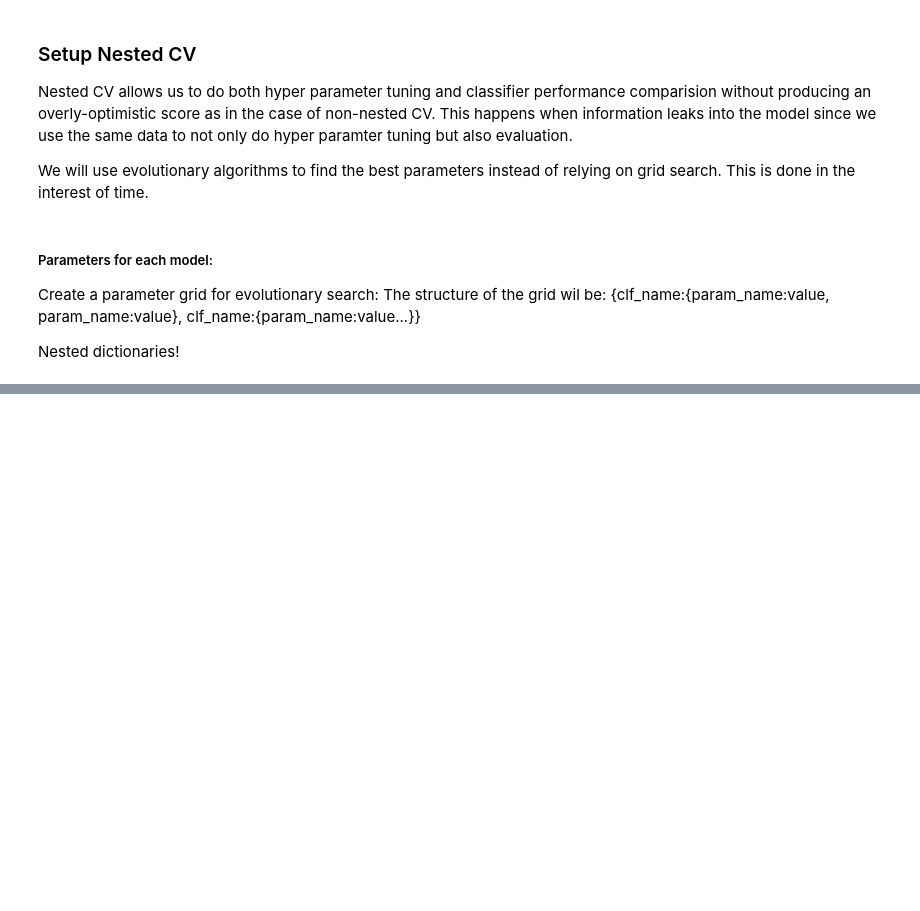
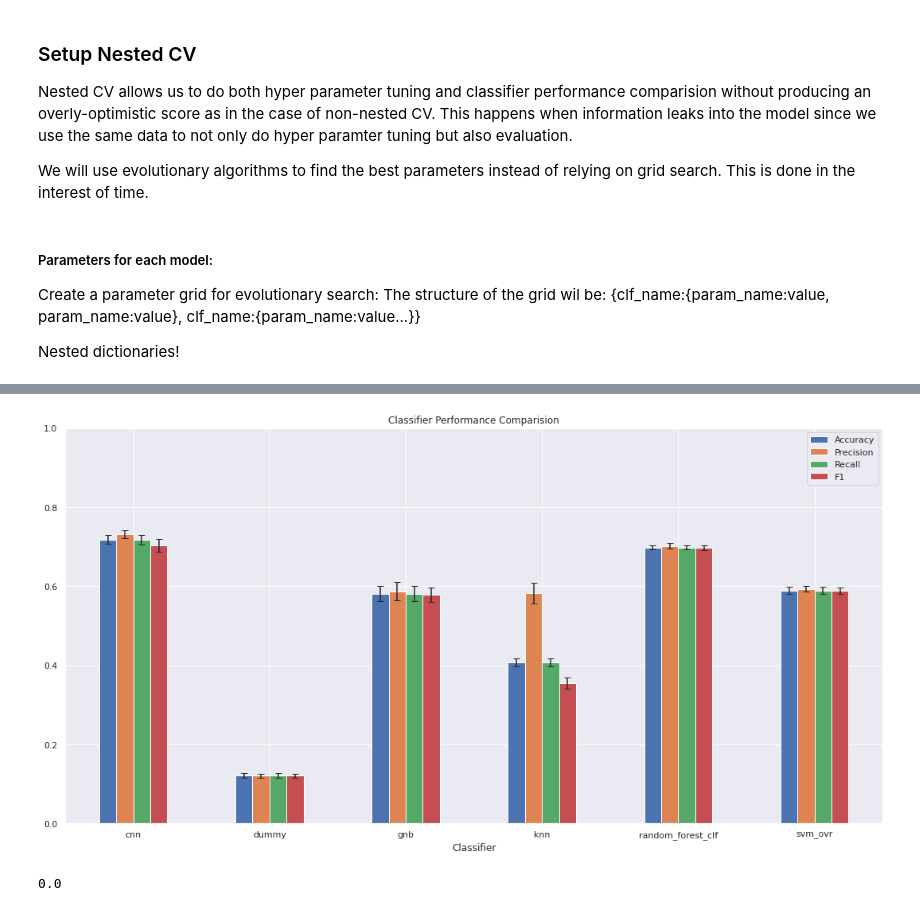
Before and after one commit to sharyar/CLFModelComparison, a Jupyter notebook: 03_ML_Notebooks/nested_cv_comparision.ipynb, the cells around one changed output, grey strips where cells are left out. Drawn from its saved outputs; the diff is of its cells as text; code cells hidden in the pictures; blank space fills up the shorter version.

Commit message:
fix: fixes nested cv tests

```diff
--- a/03_ML_Notebooks/nested_cv_comparision.ipynb
+++ b/03_ML_Notebooks/nested_cv_comparision.ipynb
@@ -393,2 +387,24 @@ with open('results.json', 'w') as write_file:
 df_scores = pd.DataFrame(nested_scores)
 df_scores.to_csv('nest_scores.csv')
+# %%
+acc_list = []
+prec_list = []
+recall_list = []
+f1_list = []
+classifier_list = []
+for key,value in nested_scores_modified.items():
+    classifier_list.append(key)
+    classifier_list.append(key)
+    classifier_list.append(key)
+
+    acc_list.extend(value['test_acc'])
+    prec_list.extend(value['test_prec_macro'])
+    recall_list.extend(value['test_rec_macro'])
+    f1_list.extend(value['test_f1_macro'])
+
+df_scores = pd.DataFrame(columns=['Accuracy', 'Precision', 'Recall', 'F1', 'Classifier'])
+df_scores['Accuracy'] = acc_list
+df_scores['Precision'] = prec_list
+df_scores['Recall'] = recall_list
+df_scores['F1'] = f1_list
+df_scores['Classifier'] = classifier_list
@@ -394,0 +431,2 @@ df_scores.to_csv('nest_scores.csv')
+# %%
+df_scores_grouped = df_scores.groupby('Classifier')
@@ -394,0 +444,3 @@ df_scores.to_csv('nest_scores.csv')
+# %%
+df_score_mean = df_scores_grouped.mean()
+df_score_std = df_scores_grouped.std()
@@ -394,0 +451,29 @@ df_scores.to_csv('nest_scores.csv')
+# %%
+fig, ax = plt.subplots(figsize=(15,8))
+df_score_mean.plot.bar(yerr=df_score_std, ax=ax, rot=0, capsize=4, ylim=(0,1))
+plt.title('Classifier Performance Comparision')
+plt.legend(loc='upper right')
+plt.tight_layout()
+plt.savefig('Classifier-Score-Bar-Plot.png')
+# %% [output]
+[figure, added]
+# %%
+# Modified Paired T-Test
+# https://medium.com/analytics-vidhya/using-the-corrected-paired-students-t-test-for-comparing-the-performance-of-machine-learning-dc6529eaa97f
+
+diff = [y - x for y,x in zip(df_scores_grouped.get_group('cnn')['F1'], df_scores_grouped.get_group('svm_ovr')['F1'])]
+d_bar = np.mean(diff)
+sigma = np.var(diff)
+n1 = 5000*0.8
+n2 = 5000*0.2
+n = 5000
+
+sigma_mod = sigma * (1/n + n2/n1)
+
+t_statistic = d_bar / np.sqrt(sigma_mod)
+
+from scipy.stats import t
+
+Pvalue = ((1-t.cdf(t_statistic, n-1)) * 200)
+# %% [output]
+0.0
```
Also changed, not shown: parts of 12 cells of this notebook, 17 other files.
